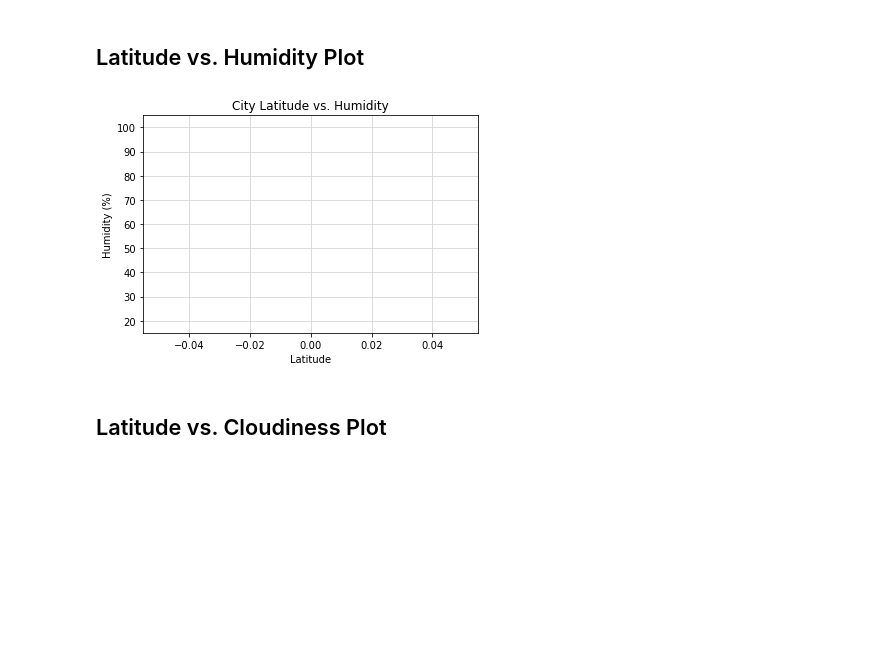
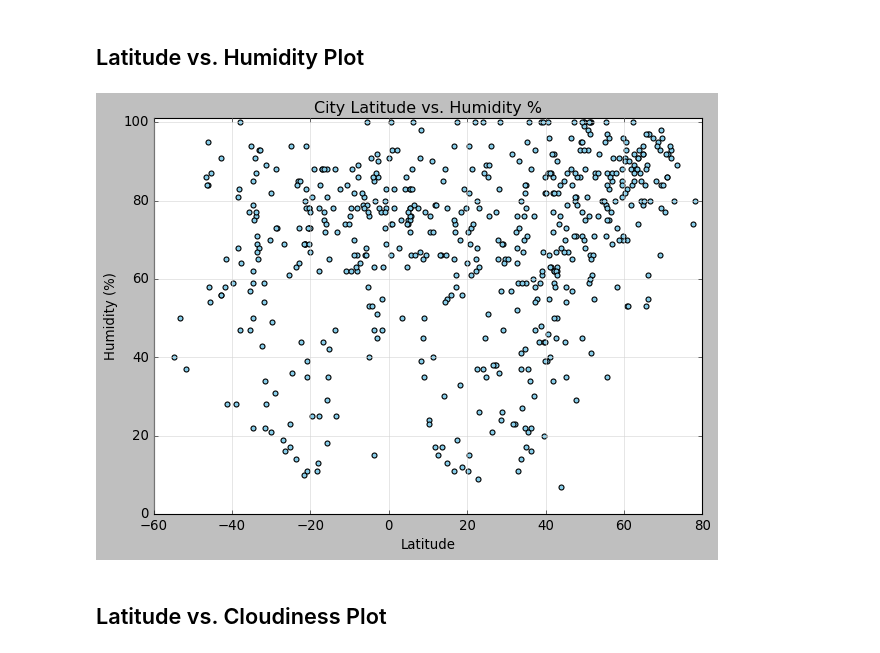
Before and after one commit to jeremykardash/databootcamp-homework, a Jupyter notebook: Unit 6 - APIs/WeatherPy/WeatherPy.ipynb, the cells around one changed output. Saved outputs shown, nothing was run; the diff lists cells and outputs as text; code cells hidden in the pictures; blank space fills up the shorter version.

```diff
--- a/Unit 6 - APIs/WeatherPy/WeatherPy.ipynb
+++ b/Unit 6 - APIs/WeatherPy/WeatherPy.ipynb
@@ -59,5 +59,5 @@ len(cities)
 url = "http://api.openweathermap.org/data/2.5/weather?"
 units = "metric"
 query_url = f"{url}appid={weather_api_key}&units={units}&q="
-response = requests.get(query_url+'longyearbyen').json()
-response
+# response = requests.get(query_url+'longyearbyen').json()
+# response
@@ -76,7 +73,7 @@ wind_speeds = []
 countries = []
 city_id = []
 city_2 = []
-
+counter = 0
 for city in cities:
     try:
         response = requests.get(query_url + city).json()
@@ -89,7 +86,8 @@ for city in cities:
         max_temps.append(response['main']['temp_max'])
         wind_speeds.append(response['wind']['speed'])
         city_2.append(response["name"])
-        print(f"Processing record for {city}/")
+        counter = counter + 1
+        print(f"Processing Record {counter} | {city}")
     except:
         print("City Not Found. Skipping...")
 print("City check complete")
@@ -152,7 +155,7 @@ humid_city
 # %%
 # Make a new DataFrame equal to the city data to drop all humidity outliers by index.
 # Passing "inplace=False" will make a copy of the city_data DataFrame, which we call "clean_city_data".
-clean_city_data = weather_df[weather_df["City"].isin(humid_city)==False]
+clean_city_data = weather_df[weather_df["City"].isin(humid_city["City"])==False]
 clean_city_data.head()
 # %% [output]
 |  | City | Cloudiness | Country | Date | Humidity | Lat | Lng | Max Temp | Wind Speed |
@@ -177,14 +187,17 @@ plt.show()
 ## Latitude vs. Humidity Plot
 # %%
 plt.scatter(clean_city_data["Lat"],clean_city_data["Humidity"],edgecolors="black",facecolors="skyblue")
-plt.title("City Latitude vs. Humidity")
+plt.title("City Latitude vs. Humidity %")
 plt.xlabel("Latitude")
 plt.ylabel("Humidity (%)")
-plt.ylim(15,105)
 plt.grid (b=True,which="major",axis="both",linestyle="-",color="lightgrey")
+plt.tight_layout()
+plt.xlim(-60,80)
+plt.ylim(0,101)
+plt.savefig("Output/Lat_Humidity")
 plt.show()
 # %% [output]
-[figure, old version]
+[figure, new version]
 # %% [markdown]
 ## Latitude vs. Cloudiness Plot
 # %%
```
Also changed, not shown: parts of 26 cells of this notebook, 19 other files.
